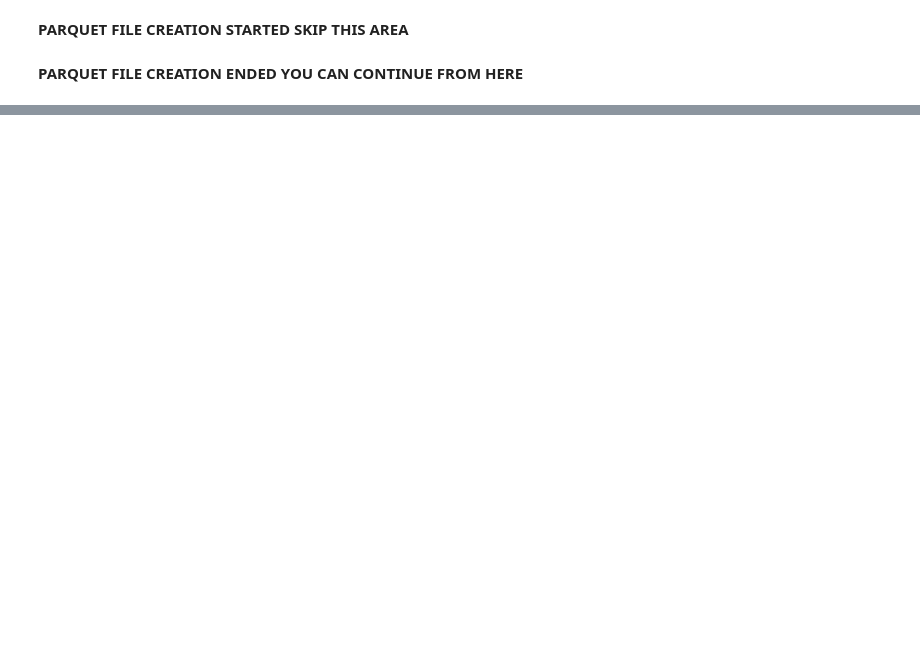
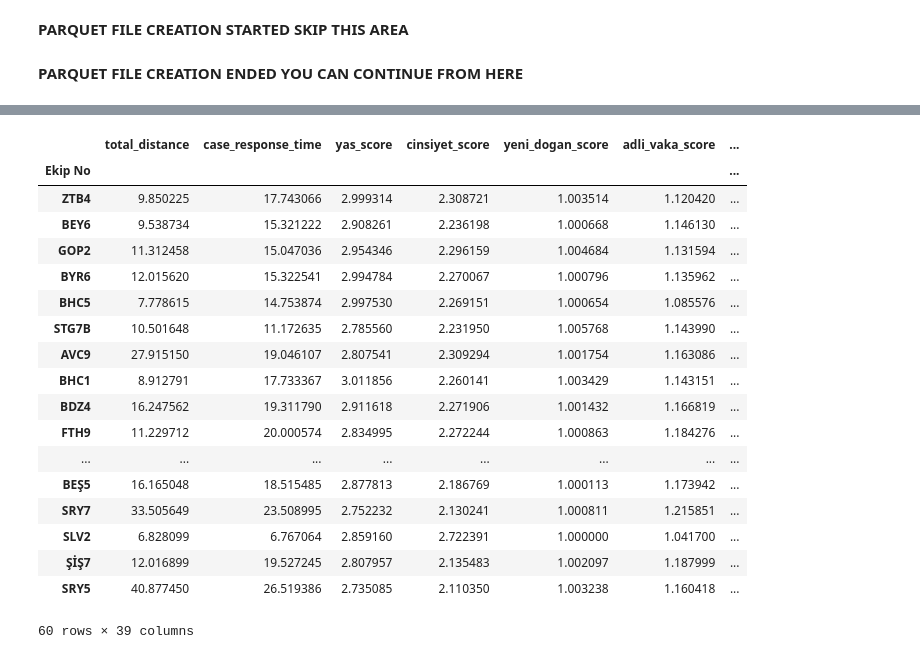
Before and after one commit to kayamui/istanbul_analysis, a Jupyter notebook: ipynb_workouts/teams_case_intensity_score.ipynb, the cells around one changed output, grey strips where cells are left out. Saved outputs shown, nothing was run; the diff lists cells and outputs as text; code cells hidden in the pictures; blank space fills up the shorter version.

Commit message:
case_intensity scoring, shift_list_cleaning, updates

```diff
--- a/ipynb_workouts/teams_case_intensity_score.ipynb
+++ b/ipynb_workouts/teams_case_intensity_score.ipynb
@@ -440,0 +1680,8 @@ from concurrent.futures import ThreadPoolExecutor
+# %%
+df_team_grouped.sort_values(by='total_score', ascending=False, inplace=True)
+# %%
+df_team_grouped['total_z_score']= (df_team_grouped['total_score'] - df_team_grouped['total_score'].mean()) / df_team_grouped['total_score'].std()
+# %%
+df_team_grouped.sort_values(by='total_z_score', ascending=False, inplace=True)
+# %%
+df_team_grouped.index= df_team_grouped['Ekip No']
@@ -440,0 +1792,22 @@ from concurrent.futures import ThreadPoolExecutor
+# %%
+df_team_grouped.tail(60)
+# %% [output]
+|  | total_distance | case_response_time | yas_score | cinsiyet_score | yeni_dogan_score | adli_vaka_score | ... |
+| Ekip No |  |  |  |  |  |  | ... |
+| ZTB4 | 9.850225 | 17.743066 | 2.999314 | 2.308721 | 1.003514 | 1.120420 | ... |
+| BEY6 | 9.538734 | 15.321222 | 2.908261 | 2.236198 | 1.000668 | 1.146130 | ... |
+| GOP2 | 11.312458 | 15.047036 | 2.954346 | 2.296159 | 1.004684 | 1.131594 | ... |
+| BYR6 | 12.015620 | 15.322541 | 2.994784 | 2.270067 | 1.000796 | 1.135962 | ... |
+| BHC5 | 7.778615 | 14.753874 | 2.997530 | 2.269151 | 1.000654 | 1.085576 | ... |
+| STG7B | 10.501648 | 11.172635 | 2.785560 | 2.231950 | 1.005768 | 1.143990 | ... |
+| AVC9 | 27.915150 | 19.046107 | 2.807541 | 2.309294 | 1.001754 | 1.163086 | ... |
+| BHC1 | 8.912791 | 17.733367 | 3.011856 | 2.260141 | 1.003429 | 1.143151 | ... |
+| BDZ4 | 16.247562 | 19.311790 | 2.911618 | 2.271906 | 1.001432 | 1.166819 | ... |
+| FTH9 | 11.229712 | 20.000574 | 2.834995 | 2.272244 | 1.000863 | 1.184276 | ... |
+| ... | ... | ... | ... | ... | ... | ... | ... |
+| BEŞ5 | 16.165048 | 18.515485 | 2.877813 | 2.186769 | 1.000113 | 1.173942 | ... |
+| SRY7 | 33.505649 | 23.508995 | 2.752232 | 2.130241 | 1.000811 | 1.215851 | ... |
+| SLV2 | 6.828099 | 6.767064 | 2.859160 | 2.722391 | 1.000000 | 1.041700 | ... |
+| ŞİŞ7 | 12.016899 | 19.527245 | 2.807957 | 2.135483 | 1.002097 | 1.187999 | ... |
+| SRY5 | 40.877450 | 26.519386 | 2.735085 | 2.110350 | 1.003238 | 1.160418 | ... |
+60 rows × 39 columns
```
Also changed, not shown: parts of 202 cells of this notebook, 9 other files.
